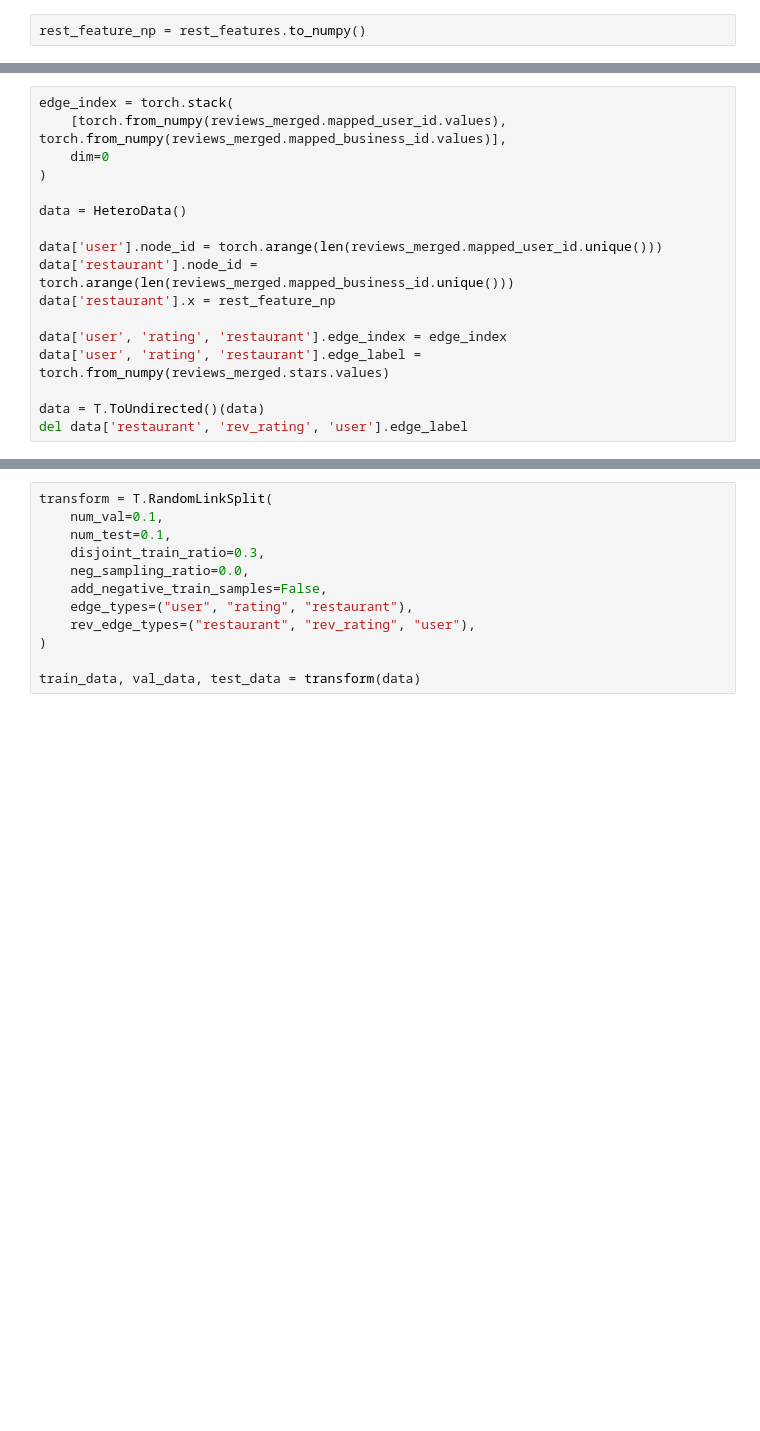
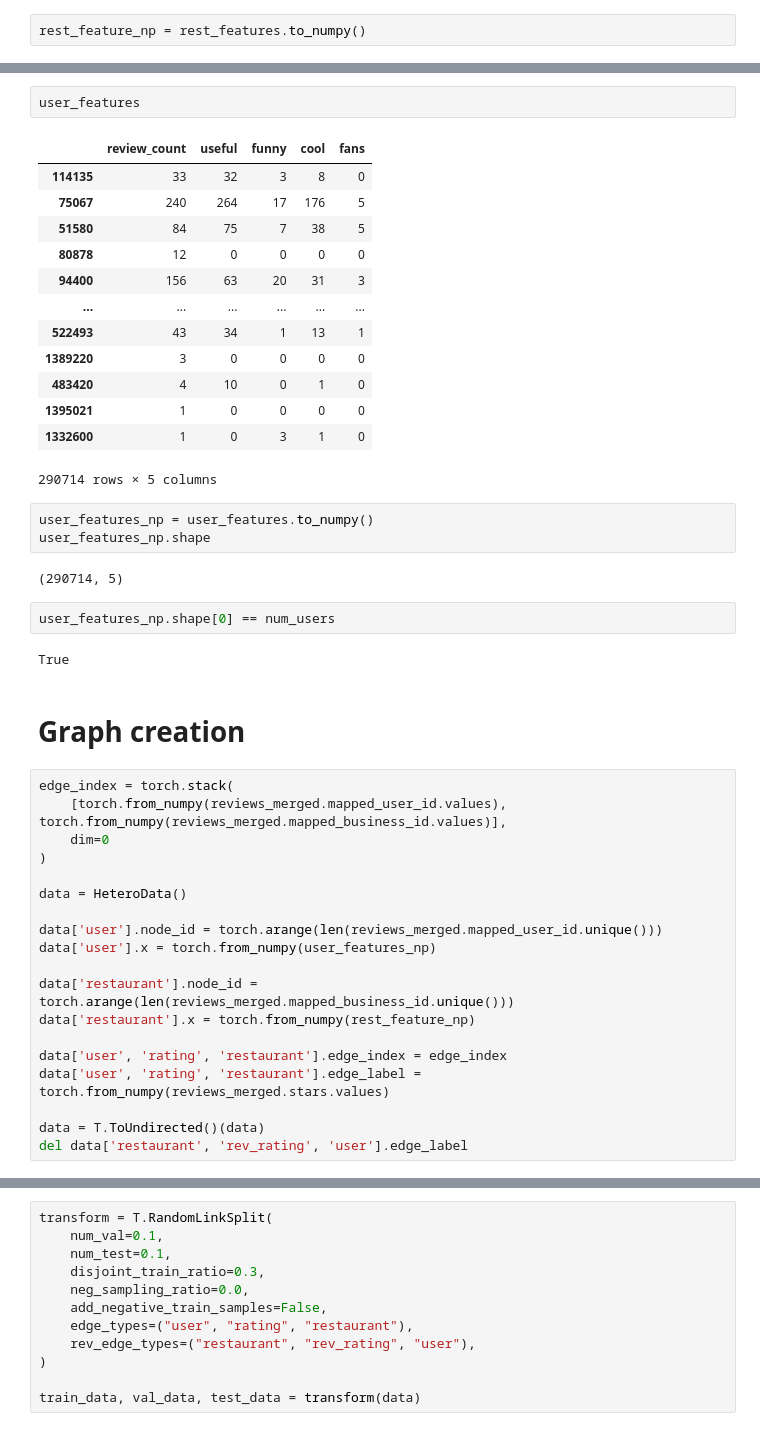
Before and after one commit to jakub2077/restaurant-recommender, a Jupyter notebook: yelp-gnn-recommender-heterogenous-graph.ipynb, the cells around one changed output, grey strips where cells are left out. Drawn from its saved outputs; the diff is of its cells as text; blank space fills up the shorter version.

```diff
--- a/yelp-gnn-recommender-heterogenous-graph.ipynb
+++ b/yelp-gnn-recommender-heterogenous-graph.ipynb
@@ -179,3 +166,30 @@ rest_feature_np.shape
+# %%
+user_features
+# %% [output]
+|  | review_count | useful | funny | cool | fans |
+| 114135 | 33 | 32 | 3 | 8 | 0 |
+| 75067 | 240 | 264 | 17 | 176 | 5 |
+| 51580 | 84 | 75 | 7 | 38 | 5 |
+| 80878 | 12 | 0 | 0 | 0 | 0 |
+| 94400 | 156 | 63 | 20 | 31 | 3 |
+| ... | ... | ... | ... | ... | ... |
+| 522493 | 43 | 34 | 1 | 13 | 1 |
+| 1389220 | 3 | 0 | 0 | 0 | 0 |
+| 483420 | 4 | 10 | 0 | 1 | 0 |
+| 1395021 | 1 | 0 | 0 | 0 | 0 |
+| 1332600 | 1 | 0 | 3 | 1 | 0 |
+290714 rows × 5 columns
+# %%
+user_features_np = user_features.to_numpy()
+user_features_np.shape
+# %% [output]
+(290714, 5)
+# %%
+user_features_np.shape[0] == num_users
+# %% [output]
+True
+# %% [markdown]
+# Graph creation
 # %%
 edge_index = torch.stack(
     [torch.from_numpy(reviews_merged.mapped_user_id.values), torch.from_numpy(reviews_merged.mapped_business_id.values)],
@@ -185,8 +199,10 @@ edge_index = torch.stack(
 data = HeteroData()
 
 data['user'].node_id = torch.arange(len(reviews_merged.mapped_user_id.unique()))
+data['user'].x = torch.from_numpy(user_features_np)
+
 data['restaurant'].node_id = torch.arange(len(reviews_merged.mapped_business_id.unique()))
-data['restaurant'].x = rest_feature_np
+data['restaurant'].x = torch.from_numpy(rest_feature_np)
 
 data['user', 'rating', 'restaurant'].edge_index = edge_index
 data['user', 'rating', 'restaurant'].edge_label = torch.from_numpy(reviews_merged.stars.values)
```
Also changed, not shown: parts of 39 cells of this notebook, 2 other files.
